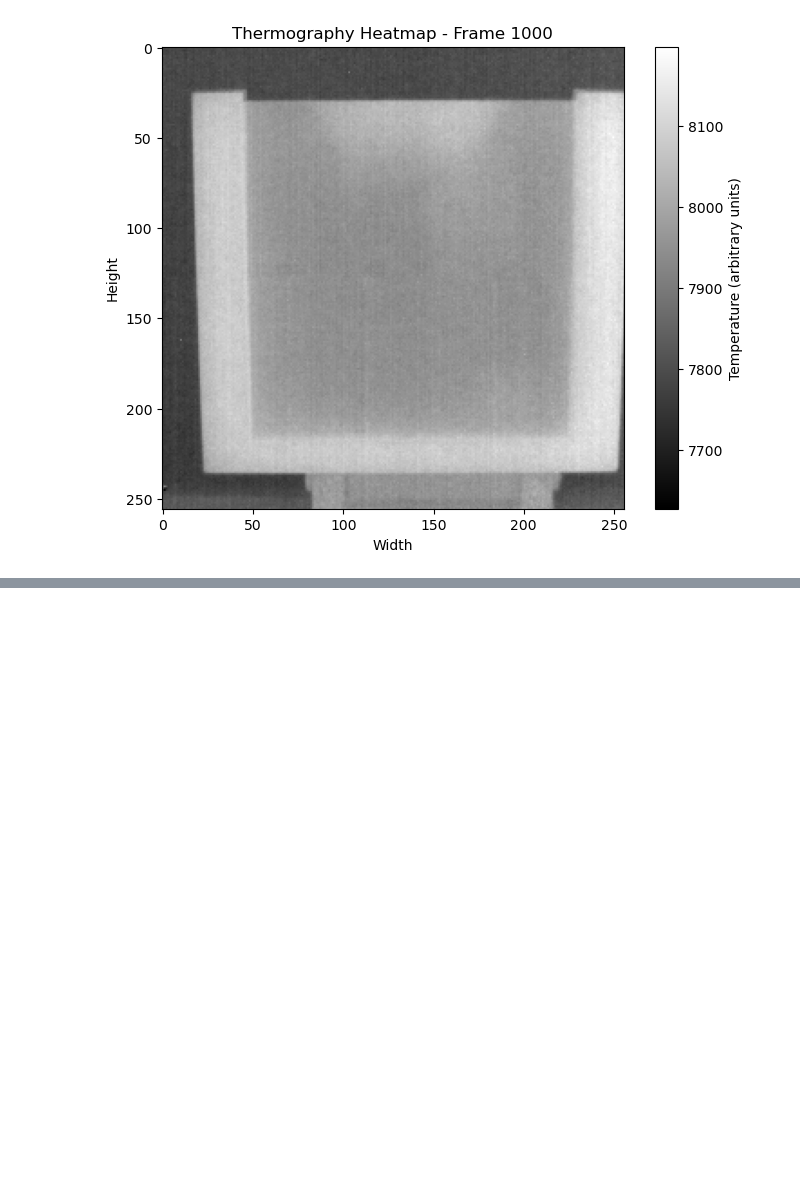
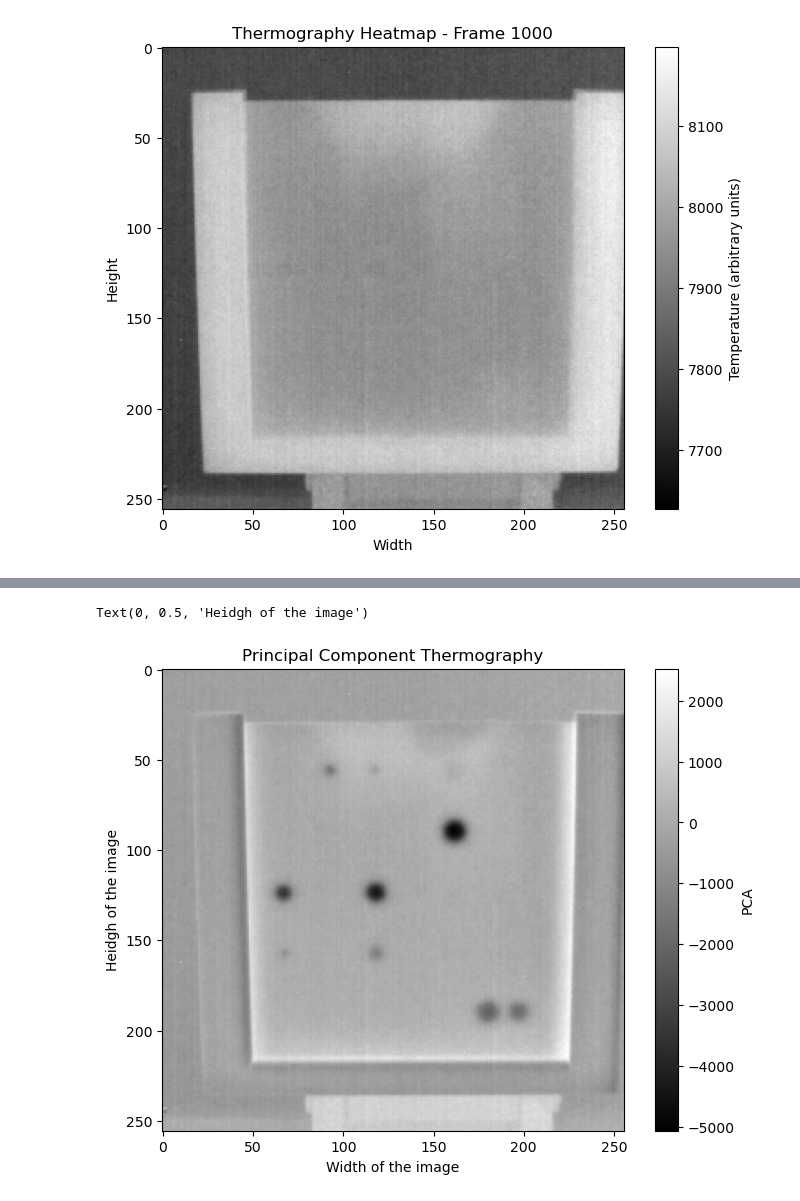
Before and after one commit to konrad-jaworski/Thermal_camera_KAUST, a Jupyter notebook: Neutral_set_testing.ipynb, the cells around one changed output, grey strips where cells are left out. Cells and saved outputs as stored; diff of their text form; code cells hidden in the pictures; blank space fills up the shorter version.

```diff
--- a/Neutral_set_testing.ipynb
+++ b/Neutral_set_testing.ipynb
@@ -91,0 +103,13 @@ plt.show()
+# %%
+PCT_data=PCT(thermography_data,3)
+# %%
+plt.figure(figsize=(8,6))
+plt.imshow(PCT_data[2],cmap='gray')
+plt.grid(False)
+plt.colorbar(label='PCA')
+plt.title('Principal Component Thermography')
+plt.xlabel('Width of the image')
+plt.ylabel('Heidgh of the image')
+# %% [output]
+Text(0, 0.5, 'Heidgh of the image')
+[figure, added]
```
Also changed, not shown: parts of 19 cells of this notebook, 2 other files.
